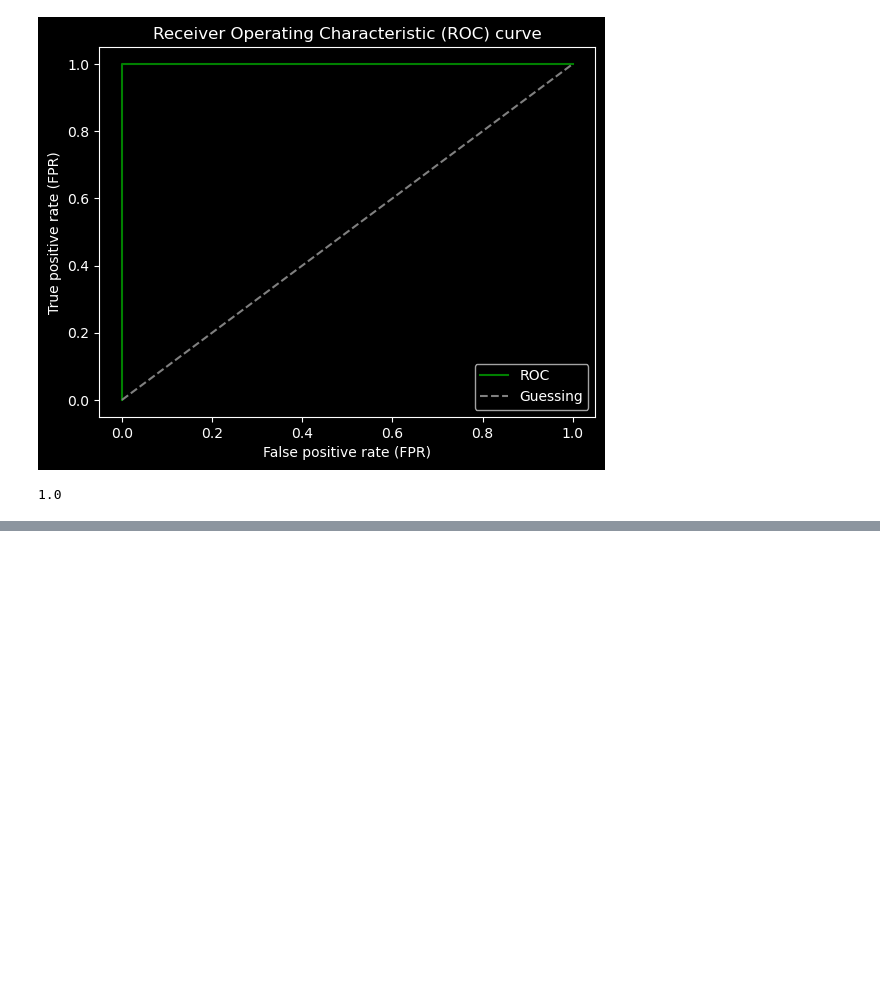
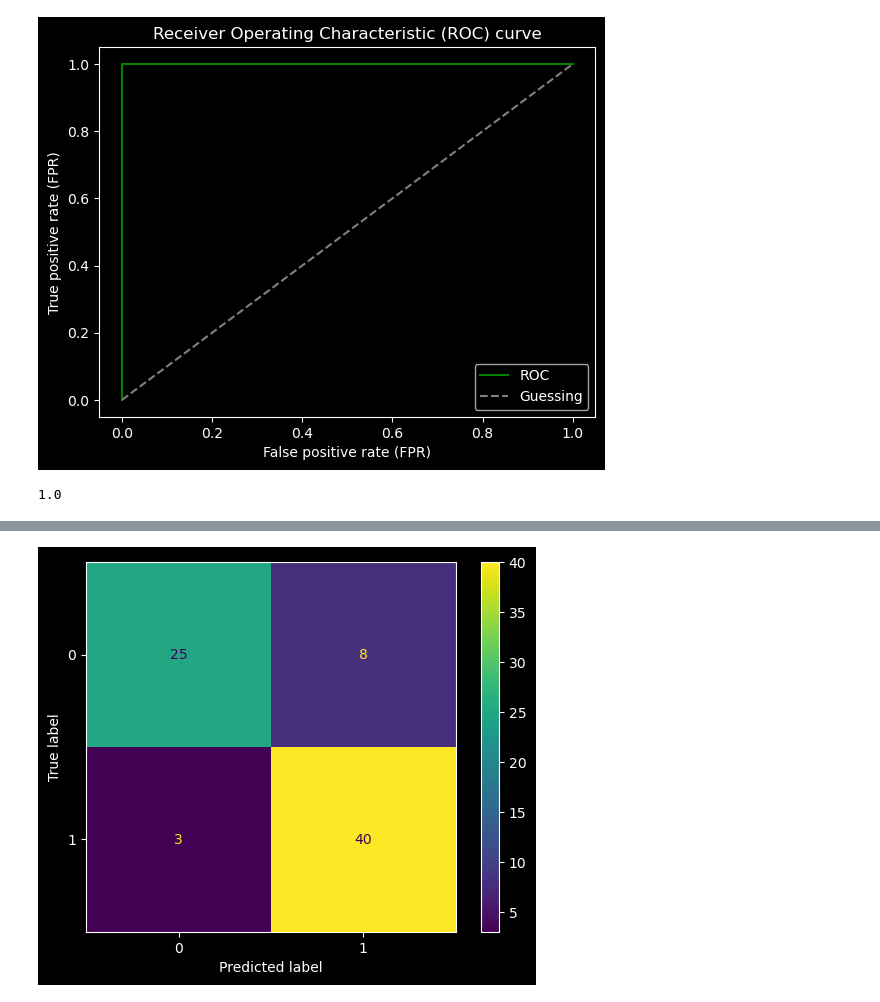
Before and after one commit to DarkDk123/ZTM-ML-Data-Science, a Jupyter notebook: 7. Scikit learn - Creating ML models/Scikit-learn Entire Breakdown.ipynb, the cells around one changed output, grey strips where cells are left out. Cells and saved outputs as stored; diff of their text form; code cells hidden in the pictures; blank space fills up the shorter version.

```diff
--- a/7. Scikit learn - Creating ML models/Scikit-learn Entire Breakdown.ipynb
+++ b/7. Scikit learn - Creating ML models/Scikit-learn Entire Breakdown.ipynb
@@ -1602,0 +1698,9 @@ roc_auc_score(y_test, y_test)
+# %%
+# Import.
+from sklearn.metrics import ConfusionMatrixDisplay
+
+# Plotting from Estimator and x, y data.
+ConfusionMatrixDisplay.from_estimator(clf, x_test, y_test)
+plt.show()
+# %% [output]
+[figure, added]
```
Also changed, not shown: parts of 14 cells of this notebook.
